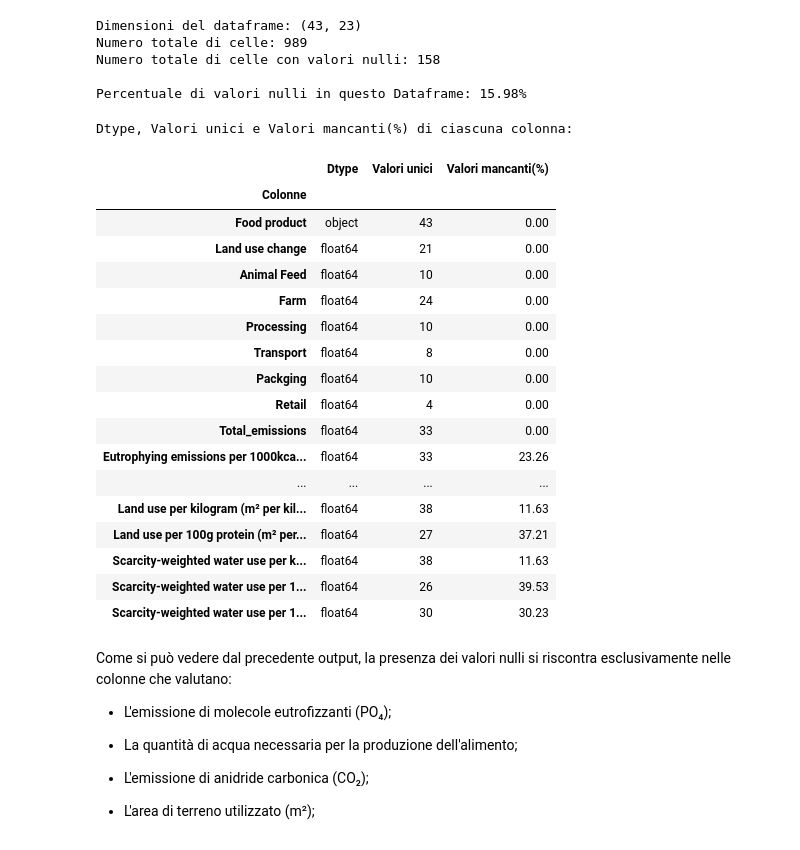
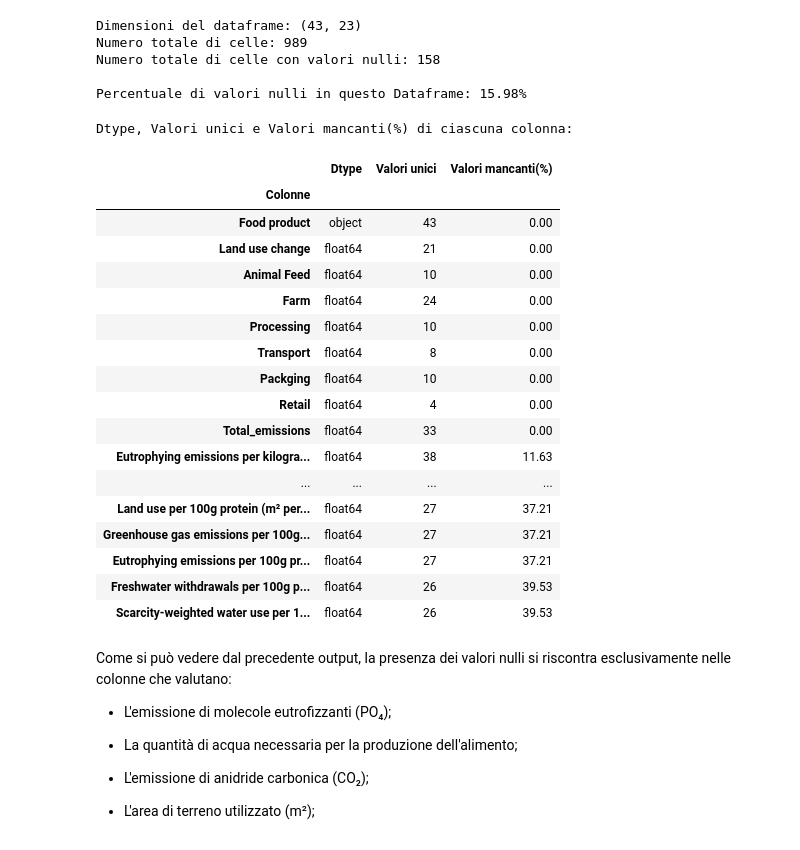
Before and after one commit to TheHextech/start2impact, a Jupyter notebook: Data_Science/Food_Project_DataVisualization_DataManipulation/EmanueleImmesiDataVis.ipynb, the cells around one changed output. Cells and saved outputs as stored; diff of their text form; code cells hidden in the pictures.

```diff
--- a/Data_Science/Food_Project_DataVisualization_DataManipulation/EmanueleImmesiDataVis.ipynb
+++ b/Data_Science/Food_Project_DataVisualization_DataManipulation/EmanueleImmesiDataVis.ipynb
@@ -668,35 +671,35 @@ Percentuale di valori nulli in questo Dataframe: 15.98%
 # %%
 pd.set_option('display.max_rows', 23)
 
 # Costruisco una tabella riassuntiva sui Dtype, valori unici e valori nulli di tutte le colonne
 print("Dtype, Valori unici e Valori mancanti(%) di ciascuna colonna:")
 
 emission_df_info = pd.DataFrame({"Dtype": df.dtypes,
                                  "Valori unici": df.nunique(),
                                  "Valori mancanti(%)": round(df.isnull().sum()/df.shape[0]*100, 2)
                                  }).rename_axis('Colonne', axis='rows')
 
-emission_df_info
+emission_df_info.sort_values(by='Valori mancanti(%)')
 # %% [output]
 Dtype, Valori unici e Valori mancanti(%) di ciascuna colonna:
 |  | Dtype | Valori unici | Valori mancanti(%) |
 | Colonne |  |  |  |
 | Food product | object | 43 | 0.00 |
 | Land use change | float64 | 21 | 0.00 |
 | Animal Feed | float64 | 10 | 0.00 |
 | Farm | float64 | 24 | 0.00 |
 | Processing | float64 | 10 | 0.00 |
 | Transport | float64 | 8 | 0.00 |
 | Packging | float64 | 10 | 0.00 |
 | Retail | float64 | 4 | 0.00 |
 | Total_emissions | float64 | 33 | 0.00 |
-| Eutrophying emissions per 1000kca... | float64 | 33 | 23.26 |
+| Eutrophying emissions per kilogra... | float64 | 38 | 11.63 |
 | ... | ... | ... | ... |
-| Land use per kilogram (m² per kil... | float64 | 38 | 11.63 |
 | Land use per 100g protein (m² per... | float64 | 27 | 37.21 |
-| Scarcity-weighted water use per k... | float64 | 38 | 11.63 |
+| Greenhouse gas emissions per 100g... | float64 | 27 | 37.21 |
+| Eutrophying emissions per 100g pr... | float64 | 27 | 37.21 |
+| Freshwater withdrawals per 100g p... | float64 | 26 | 39.53 |
 | Scarcity-weighted water use per 1... | float64 | 26 | 39.53 |
-| Scarcity-weighted water use per 1... | float64 | 30 | 30.23 |
 # %% [markdown]
 Come si può vedere dal precedente output, la presenza dei valori nulli si riscontra esclusivamente nelle colonne che valutano:
 
```
Also changed, not shown: parts of 33 cells of this notebook.
